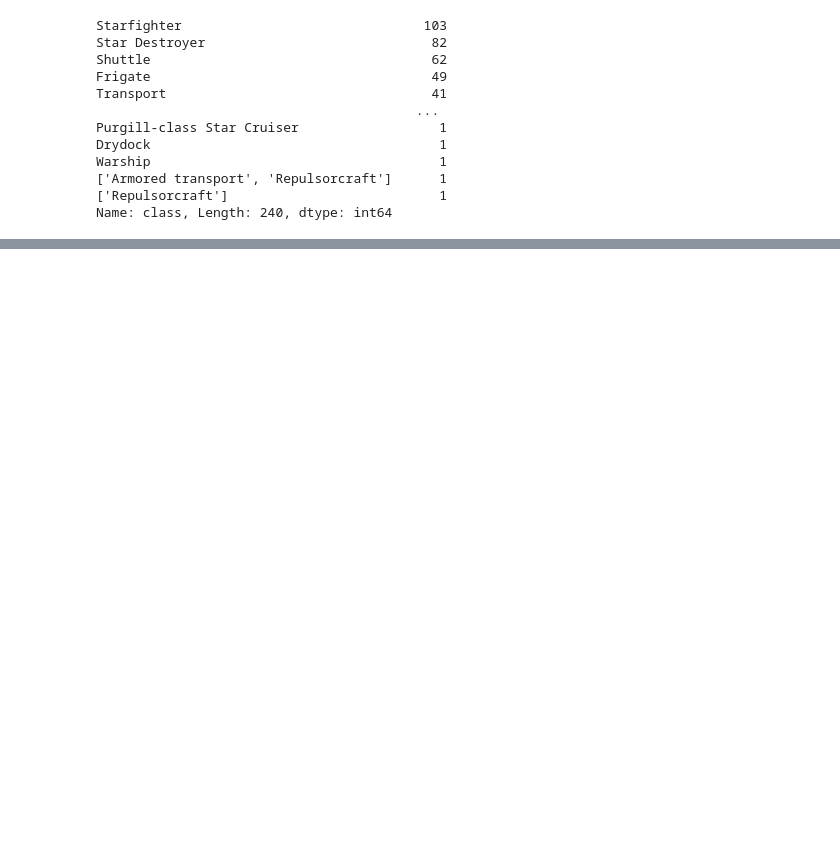
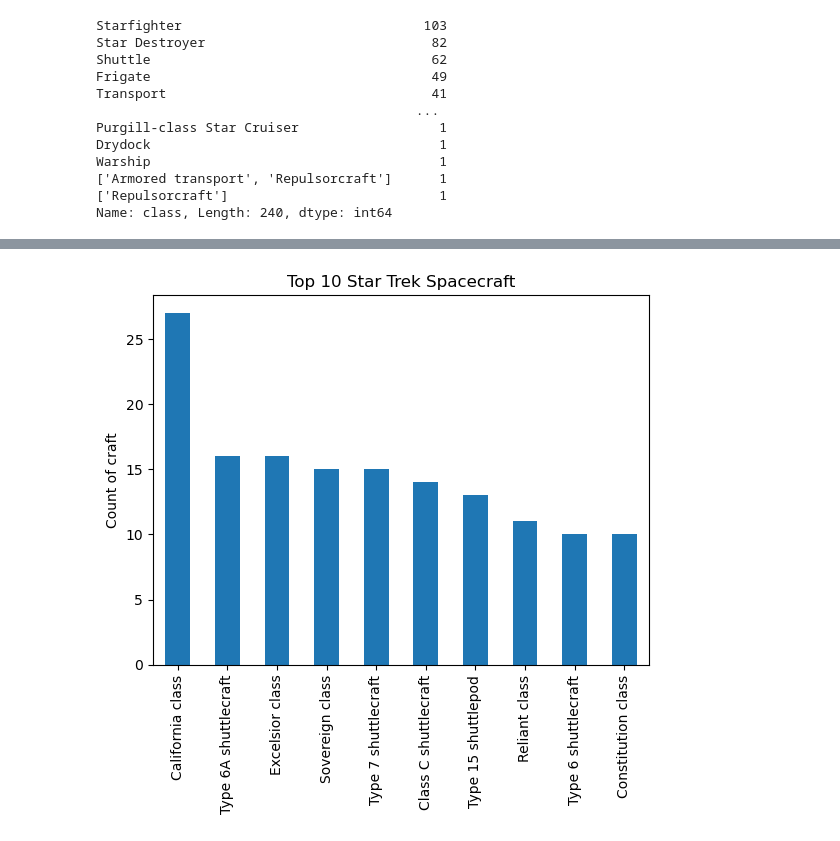
Before and after one commit to wesiswes629/wookiestapi, a Jupyter notebook: notebooks/all_spacecraft.ipynb, the cells around one changed output, grey strips where cells are left out. Drawn from its saved outputs; the diff is of its cells as text; code cells hidden in the pictures; blank space fills up the shorter version.

Commit message:
75 percent spacecraft

```diff
--- a/notebooks/all_spacecraft.ipynb
+++ b/notebooks/all_spacecraft.ipynb
@@ -270,0 +319,9 @@ memory usage: 63.6+ KB
+# %%
+# Star Trek top 10 spacecraft
+st_10 = sts_count.head(10)
+
+# Star Wars top 10 spacecraft
+sw_10 = swscount2.head(10)
+
+print(st_10)
+print(sw_10)
@@ -270,0 +346,8 @@ memory usage: 63.6+ KB
+# %%
+# Create bar chart for count of spacecraft classes Star Trek
+st_10.plot(kind='bar')
+plt.ylabel('Count of craft')
+plt.title('Top 10 Star Trek Spacecraft')
+plt.show()
+# %% [output]
+[figure, added]
```
Also changed, not shown: parts of 7 cells of this notebook.
